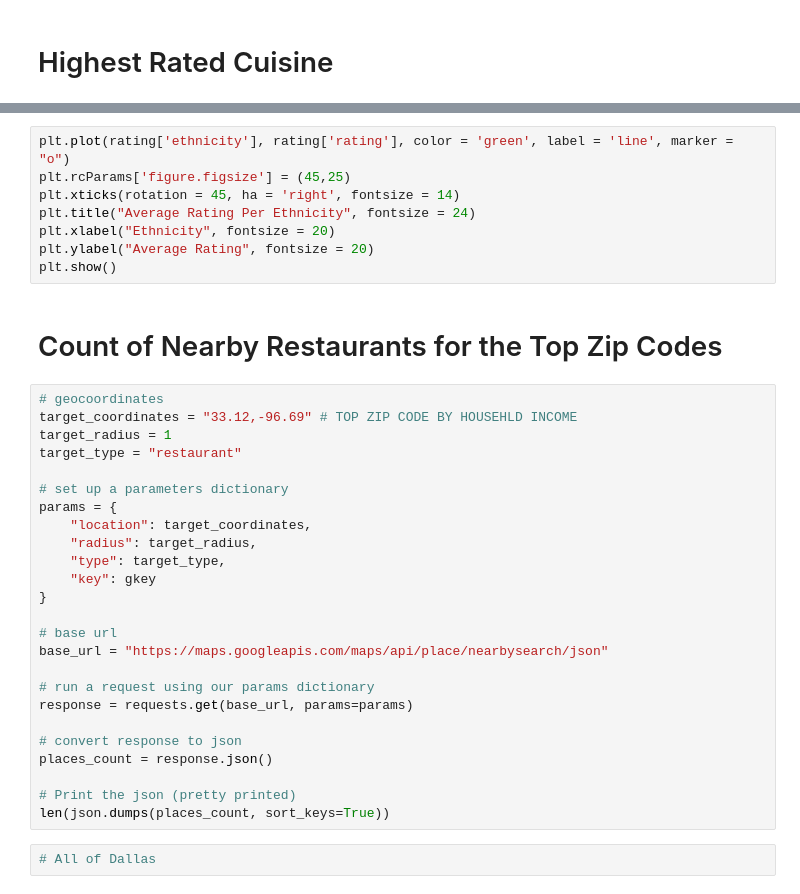
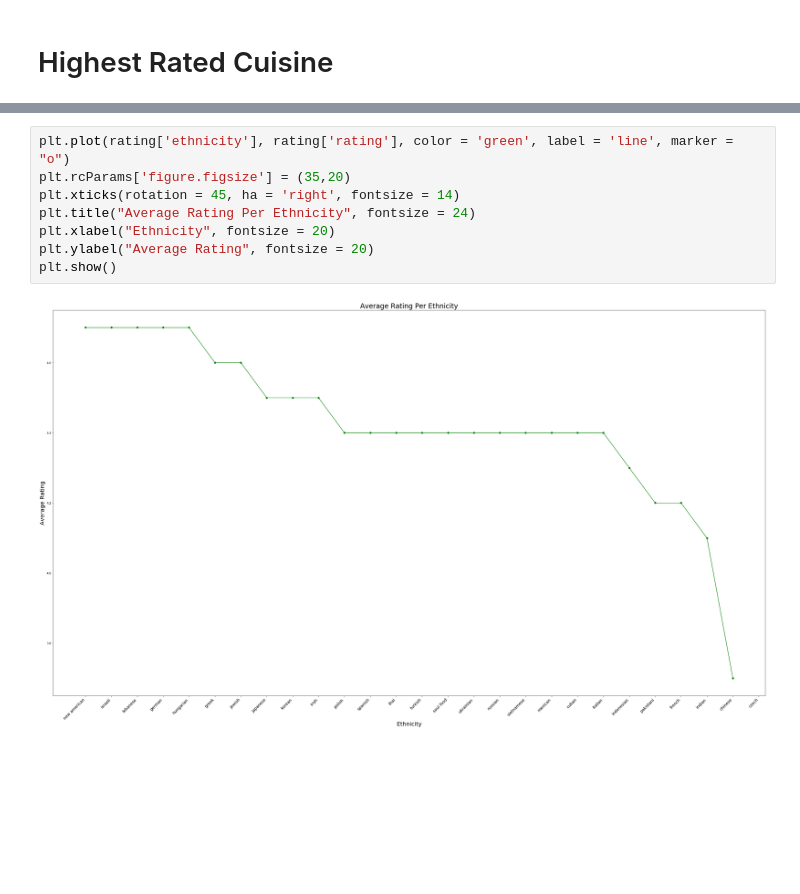
Before and after one commit to smith-jj/Project1_Group6, a Jupyter notebook: Census_Restaurant_Overview_DFW.ipynb, the cells around one changed output, grey strips where cells are left out. Cells and saved outputs as stored; diff of their text form; blank space fills up the shorter version.

```diff
--- a/Census_Restaurant_Overview_DFW.ipynb
+++ b/Census_Restaurant_Overview_DFW.ipynb
@@ -298,37 +401,10 @@ rating.head()
 # %%
 plt.plot(rating['ethnicity'], rating['rating'], color = 'green', label = 'line', marker = "o")
-plt.rcParams['figure.figsize'] = (45,25)
+plt.rcParams['figure.figsize'] = (35,20)
 plt.xticks(rotation = 45, ha = 'right', fontsize = 14)
 plt.title("Average Rating Per Ethnicity", fontsize = 24)
 plt.xlabel("Ethnicity", fontsize = 20)
 plt.ylabel("Average Rating", fontsize = 20)
 plt.show()
+# %% [output]
+[figure, added]
-# %% [markdown]
-# Count of Nearby Restaurants for the Top Zip Codes
-# %%
-# geocoordinates
-target_coordinates = "33.12,-96.69" # TOP ZIP CODE BY HOUSEHLD INCOME
-target_radius = 1
-target_type = "restaurant"
-
-# set up a parameters dictionary
-params = {
-    "location": target_coordinates,
-    "radius": target_radius,
-    "type": target_type,
-    "key": gkey
-}
-
-# base url
-base_url = "https://maps.googleapis.com/maps/api/place/nearbysearch/json"
-
-# run a request using our params dictionary
-response = requests.get(base_url, params=params)
-
-# convert response to json
-places_count = response.json()
-
-# Print the json (pretty printed)
-len(json.dumps(places_count, sort_keys=True))
-# %%
-# All of Dallas
```
Also changed, not shown: parts of 18 cells of this notebook.
